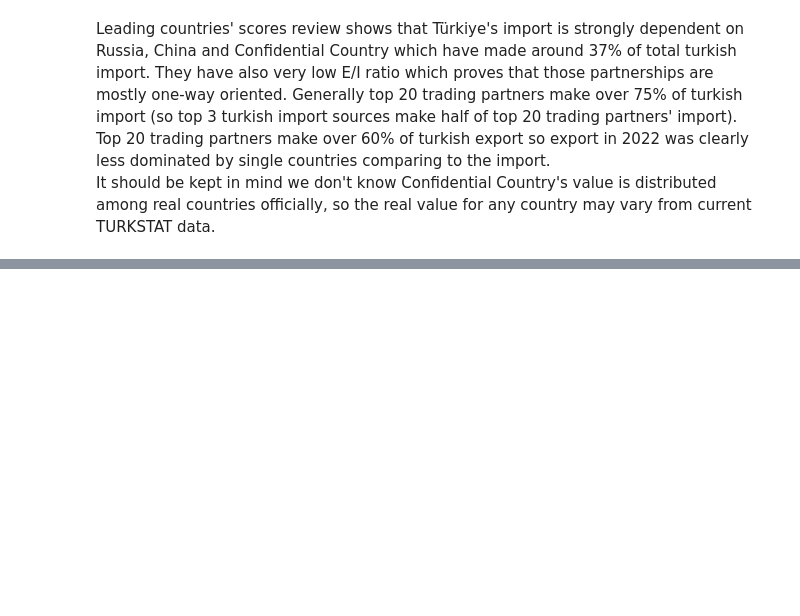
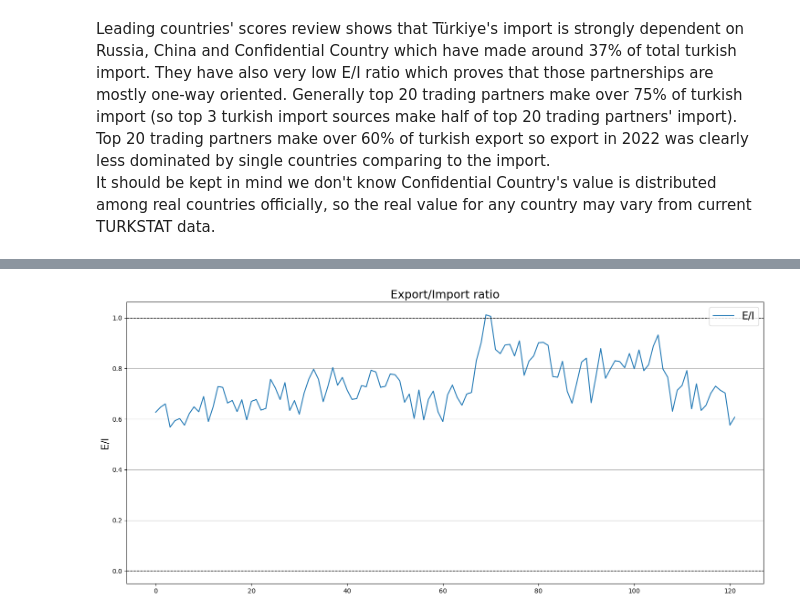
Before and after one commit to L4wr3nd/TRADETR, a Jupyter notebook: TR trade 2022_03.ipynb, the cells around one changed output, grey strips where cells are left out. Cells and saved outputs as stored; diff of their text form; code cells hidden in the pictures; blank space fills up the shorter version.

```diff
--- a/TR trade 2022_03.ipynb
+++ b/TR trade 2022_03.ipynb
@@ -743,0 +861,13 @@ It should be kept in mind we don't know Confidential Country's value is distribu
+# %%
+plt.figure(figsize = (18,8))
+plt.plot(pv['E/I'], label = 'E/I')
+plt.axline((0, 0), slope = 0, color = 'black', linestyle = '--', alpha = 1, linewidth = 1)
+plt.axline((0, 1), slope = 0, color = 'black', linestyle = '--', alpha = 1, linewidth = 1)
+plt.title('Export/Import ratio', fontsize = 18)
+plt.ylabel(ylabel = 'E/I', fontsize = 15)
+yticks = (np.arange(0, 1.1, 11))
+plt.grid(axis = 'y')
+plt.legend(fontsize = 16, loc = 1)
+plt.show()
+# %% [output]
+[figure, added]
```
Also changed, not shown: parts of 26 cells of this notebook.
